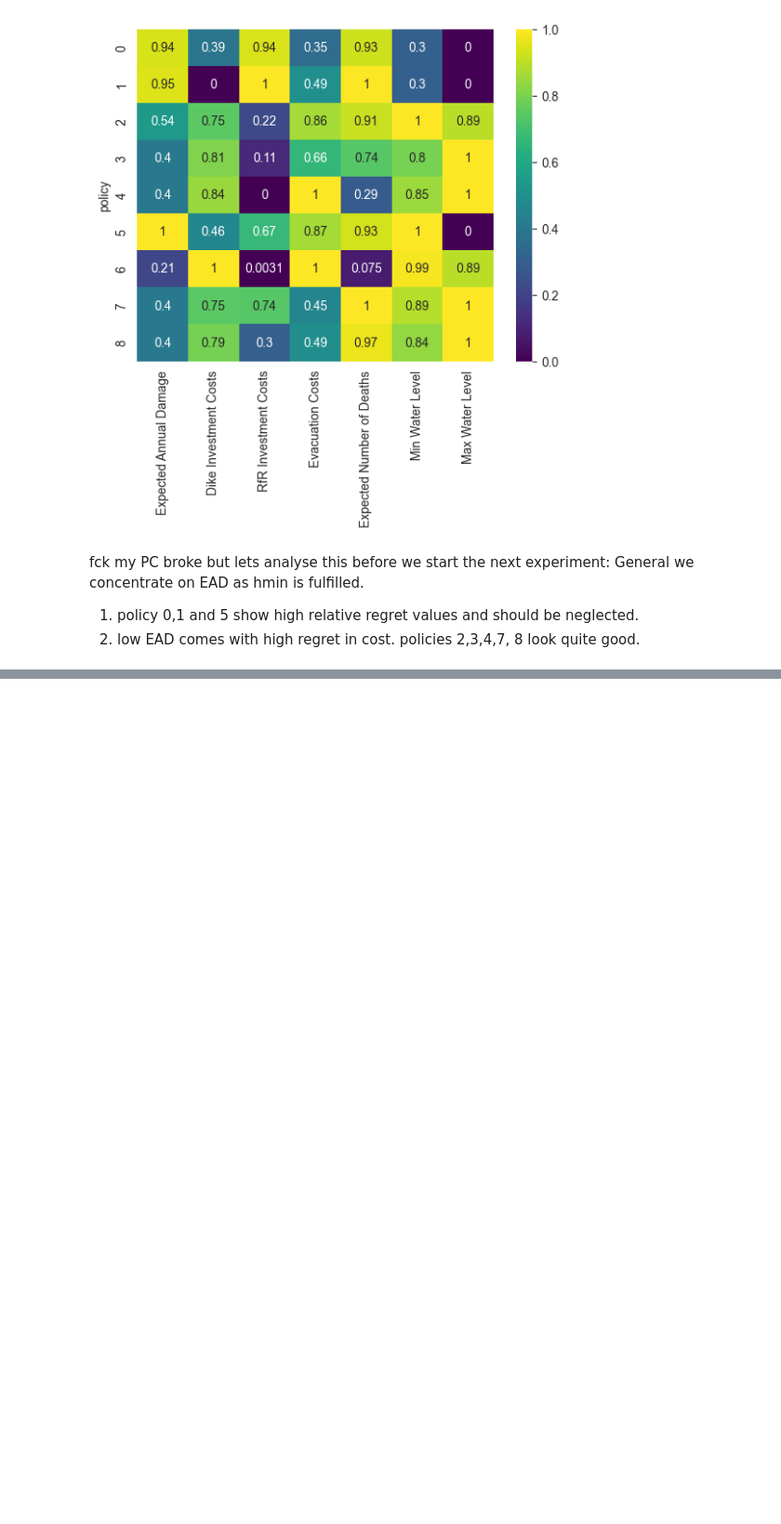
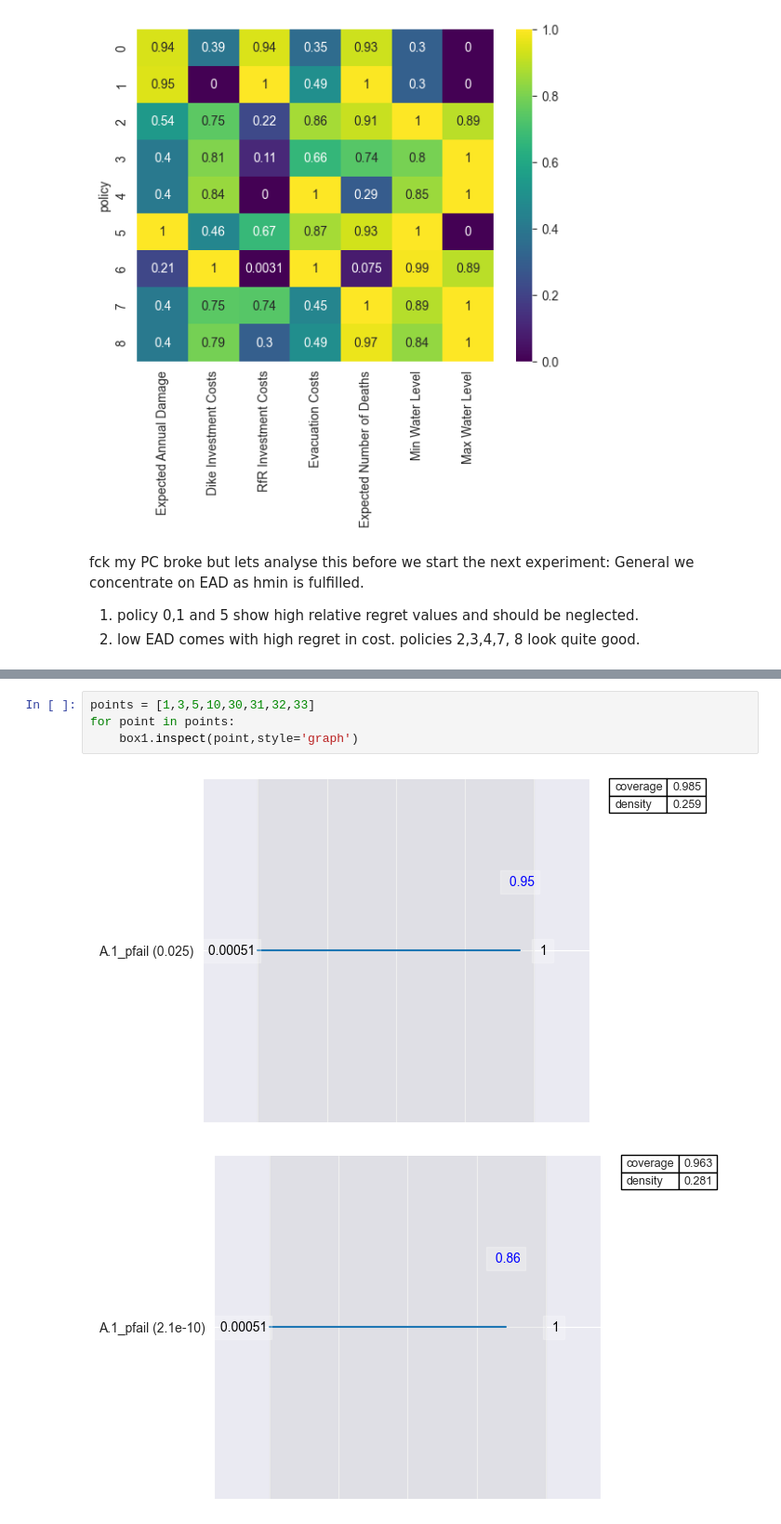
Before and after one commit to florihu/MBDM_Group5, a Jupyter notebook: MORDM.ipynb, the cells around one changed output, grey strips where cells are left out. Shown at 93% size. Cells and saved outputs as stored; diff of their text form; blank space fills up the shorter version.

```diff
--- a/MORDM.ipynb
+++ b/MORDM.ipynb
@@ -320,0 +409,7 @@ General we concentrate on EAD as hmin is fulfilled.
+# %%
+points = [1,3,5,10,30,31,32,33]
+for point in points:
+    box1.inspect(point,style='graph')
+# %% [output]
+[figure, added]
+[figure, added]
```
Also changed, not shown: parts of 18 cells of this notebook, 28 other files.
